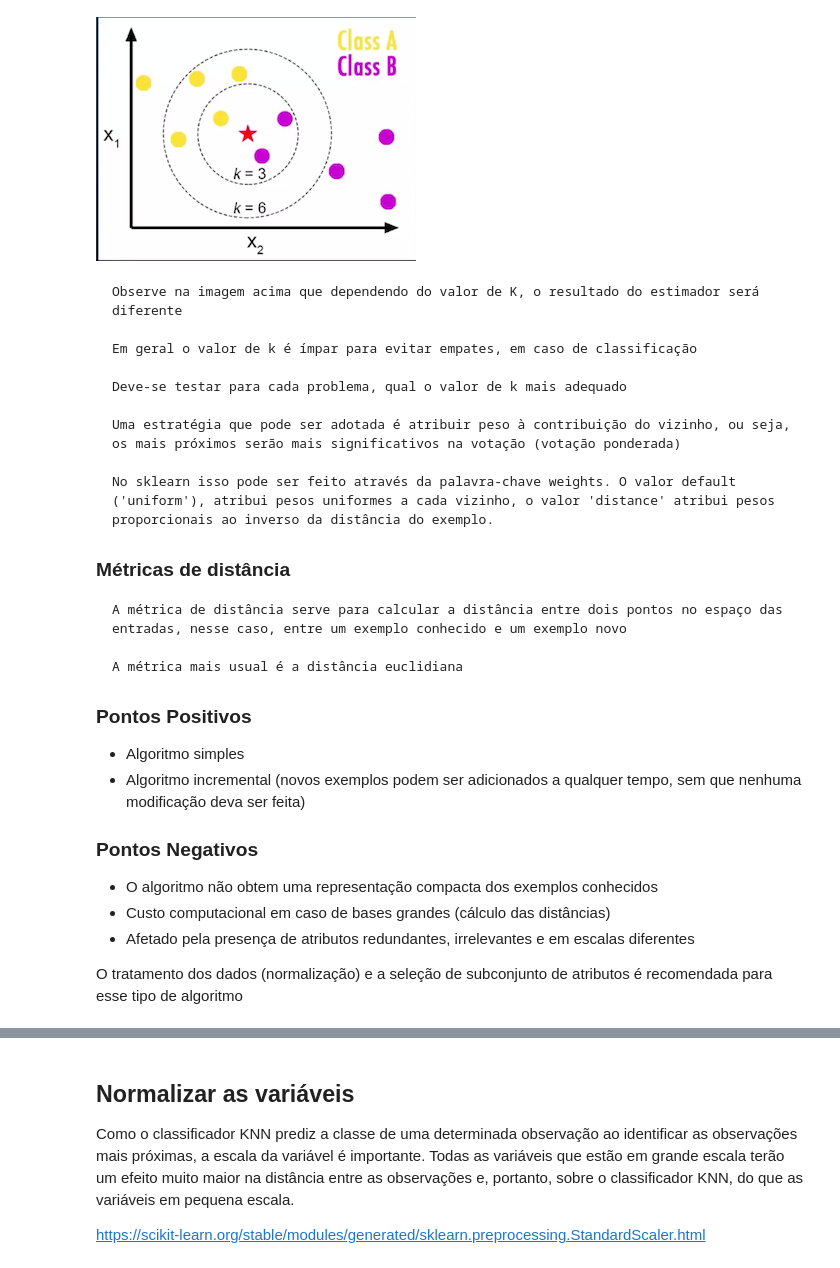
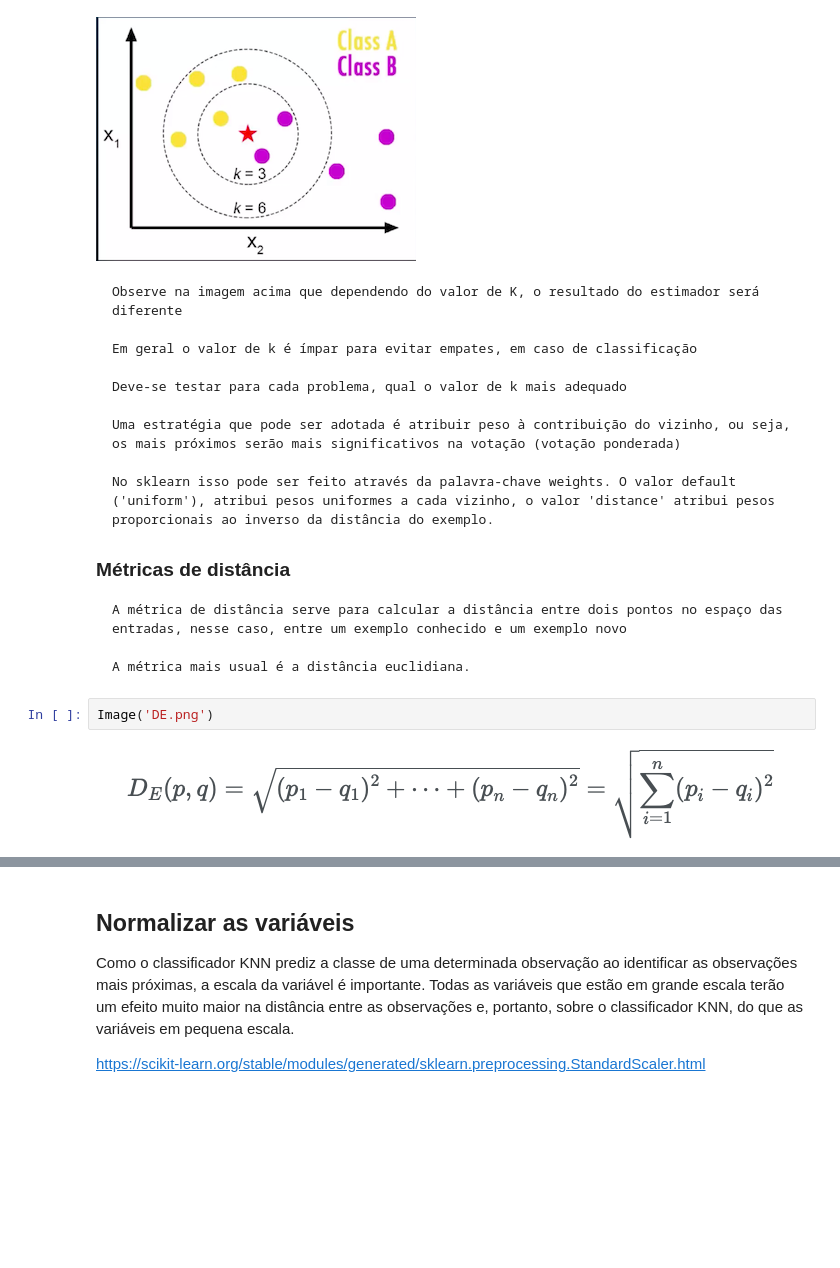
Before and after one commit to adryeljuliao/datascienceintro, a Jupyter notebook: 10-KNN.ipynb, the cells around one changed output, grey strips where cells are left out. Drawn from its saved outputs; the diff is of its cells as text; blank space fills up the shorter version.

```diff
--- a/10-KNN.ipynb
+++ b/10-KNN.ipynb
@@ -104,18 +104,8 @@ Image('difk.png')
 
     A métrica de distância serve para calcular a distância entre dois pontos no espaço das entradas, nesse caso, entre um exemplo conhecido e um exemplo novo
 
-    A métrica mais usual é a distância euclidiana
-
-### Pontos Positivos
-
-* Algoritmo simples
-* Algoritmo incremental (novos exemplos podem ser adicionados a qualquer tempo, sem que nenhuma modificação deva ser feita)
-
-
-### Pontos Negativos
-
-* O algoritmo não obtem uma representação compacta dos exemplos conhecidos
-* Custo computacional em caso de bases grandes (cálculo das distâncias)
-* Afetado pela presença de atributos redundantes, irrelevantes e em escalas diferentes
-
-O tratamento dos dados (normalização) e a seleção de subconjunto de atributos é recomendada para esse tipo de algoritmo
+    A métrica mais usual é a distância euclidiana.
+# %%
+Image('DE.png')
+# %% [output]
+[figure, added]
```
Also changed, not shown: parts of 35 cells of this notebook, 7 other files.
